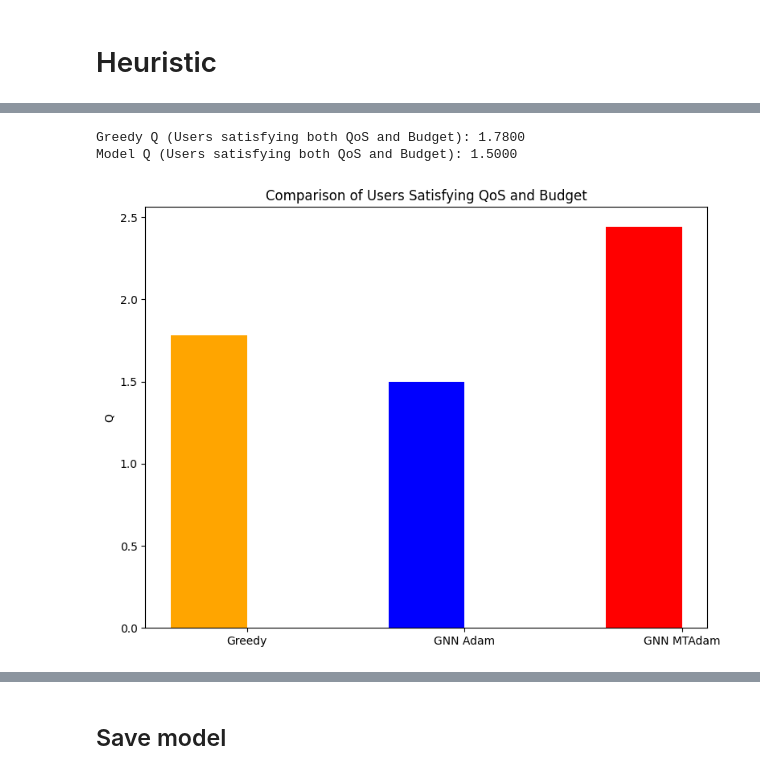
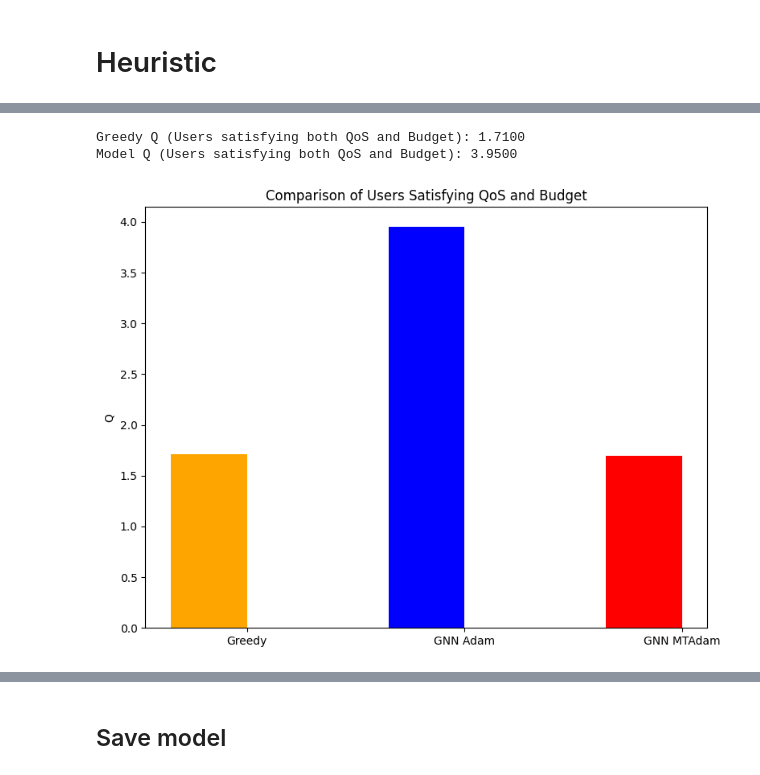
Before and after one commit to vuhoangviet0808/gnn-congestion-control, a Jupyter notebook: gcn_n.ipynb, the cells around one changed output, grey strips where cells are left out. Cells and saved outputs as stored; diff of their text form; code cells hidden in the pictures.

Commit message:
Fix system model

```diff
--- a/gcn_n.ipynb
+++ b/gcn_n.ipynb
@@ -888,10 +1276,16 @@ def train_dual_MTAdam(
         "batches":  num_batches,
     }
 # %%
-policy = PolicyGCN(in_dim=7, hidden=128, K=cfg.K, Fs=cfg.Fs).to(device)
-mtadam = MTAdam(policy.parameters(), lr=2e-3, weight_decay=1e-3,
+policy = PolicyHetero(
+    user_in=3,
+    infra_in=1,
+    hidden=256,
+    Fs=cfg.Fs,
+    K_plus_1=cfg.K + 1
+)
+mtadam = MTAdam(policy.parameters(), lr=5e-4, weight_decay=1e-3,
                 num_terms=2,
-                betas=(0.9, 0.999, 0.9))
+                betas=(0.9, 0.9, 0.6))
 # %%
 logs = []
 EPOCHS = 100
@@ -971,7 +1365,7 @@ X_iL_model_count = 0
 X_iL_policy_count = 0
 for i in range(num_test):
     seed =  start_seed + i
-    df_i, data_i, aux_i = generate_dataset(cfg, seed=seed, standardize = True)
+    df_i, data_i, aux_i = generate_dataset_bipartite(cfg, seed=seed, standardize=True)
     X_iL_greedy, ap_idx_greedy = greedy_assignment(aux_i["Ci"].numpy(), cfg.K)
 
     w_rx_all, p_f_all, a_all = model(data_i.x.to(device), data_i.edge_index.to(device), data_i.edge_weight.to(device))
@@ -1025,9 +1419,9 @@ qos_penalty_greedy_total = 0
 qos_penalty_adam_total = 0
 for i in range(num_test):
     seed =  start_seed + i
-    df_i, data_i, aux_i = generate_dataset(cfg, seed=seed, standardize = True)
+    df_i, data_i, aux_i = generate_dataset_bipartite(cfg, seed=seed, standardize = True)
     ### model inference
-    w_rx_model, p_f_model, a_model = model(data_i.x.to(device), data_i.edge_index.to(device), data_i.edge_weight.to(device))
+    w_rx_model, p_f_model, a_model = model(data_i)
     # X_iL_model = w_rx_all.max(dim = 1).indices.cpu().numpy() == 0
     mean_L_model, penalties_model = objective_total_satisfaction(w_rx_model, p_f_model, a_model, aux_i)
     mean_L_model_total += mean_L_model.item()
@@ -1036,7 +1430,7 @@ for i in range(num_test):
 
 
     ### model mtadam inference
-    w_rx_adam, p_f_adam, a_adam = policy(data_i.x.to(device), data_i.edge_index.to(device), data_i.edge_weight.to(device))
+    w_rx_adam, p_f_adam, a_adam = policy(data_i)
     # X_iL_model = w_rx_all.max(dim = 1).indices.cpu().numpy() == 0
     mean_L_adam, penalties_adam = objective_total_satisfaction(w_rx_adam, p_f_adam, a_adam, aux_i)
     mean_L_adam_total += mean_L_adam.item()
@@ -1132,19 +1517,5 @@ GNN MTAdam QoS Penalty: 0.0195
 # %%
 def compute_L_and_violations(w_rx, p_f, a, aux, threshold=1e-6):
-    """
-    Tính toán \( L_i \) và vi phạm QoS, Budget cho mỗi user trong batch.
-    Args:
-        w_rx: (N, K+1) - Xác suất gán vào LTE và các AP
-        p_f: (N, Fs) - Subband logits
-        a: (N,) - Công suất
-        aux: Dữ liệu bổ sung như Pmax, Ci, Lthr...
-        threshold: Ngưỡng để tính vi phạm budget
-    Returns:
-        L_i: Satisfaction của mỗi user
-        qos_violation_mask: Mask cho vi phạm QoS (L_i < Lthr)
-        budget_violation_mask: Mask cho vi phạm Budget (c \cdot rate \cdot wL - Ci > 0)
-    """
-    # Move aux to đúng device
     device = w_rx.device
     aux = {k: (v.to(device) if isinstance(v, torch.Tensor) else v) for k, v in aux.items()}
 
@@ -1157,12 +1528,8 @@ def compute_L_and_violations(w_rx, p_f, a, aux, threshold=1e-6):
     noise  = aux["noise"]       # scalar
     SL     = aux["SL"]; SW = aux["SW"]
     cprice = aux["cprice"]
-
-    # Quyết định mềm
-    wL = w_rx[:, 0]          # (N,)
-    wW = w_rx[:, 1:]         # (N,K)
-
-    # Kênh hữu ích & ma trận nhiễu mềm (Hbar)
+    wL = w_rx[:, 0]
+    wW = w_rx[:, 1:]
     h_des = wL * g_iL + (wW * g_ik).sum(dim=1)                    # (N,)
     term1 = wL.unsqueeze(1) * g_iL.unsqueeze(0)                   # (N,N)
     term2 = wW @ g_ik.transpose(0,1)                              # (N,N)
@@ -1177,13 +1544,9 @@ def compute_L_and_violations(w_rx, p_f, a, aux, threshold=1e-6):
         denom = Hbar @ S_f + noise                               # (N,)
         SINR += p_f[:, f] * (num / (denom + 1e-30))
 
-    rate = torch.log2(1.0 + SINR)                                # (N,)
-
-    # Satisfaction
-    S_i = SW + (SL - SW) * wL                                   # (N,)
-    L_i = S_i * rate                                            # (N,)
-
-    # Kiểm tra vi phạm (mask nhị phân)
+    rate = torch.log2(1.0 + SINR)
+    S_i = SW + (SL - SW) * wL
+    L_i = S_i * rate
     qos_violation_mask = (L_i < Lthr)                           # (N,)
     budget_violation_mask = (cprice * rate * wL - Ci) > 0      # (N,)
 
@@ -1238,7 +1601,6 @@ for i in range(num_test):
 
     subband_idx = torch.randint(0, cfg.Fs, (cfg.N,), device=device)
     p_f_greedy[torch.arange(cfg.N, device=device), subband_idx] = 1
-    a_greedy = torch.sigmoid(torch.randn(cfg.N, device=device))  # Công suất ngẫu nhiên
 
     # Tính toán \( L_i \) và vi phạm QoS, Budget cho Greedy
     L_i_greedy, qos_mask_greedy, budget_mask_greedy = compute_L_and_violations(w_rx_greedy, p_f_greedy, a_greedy, aux_i)
@@ -1254,33 +1616,33 @@ model_Q_rate = model_Q_count / (num_test)
 policy_Q_rate = policy_Q_count / (num_test)
 
 # In kết quả
 print(f"Greedy Q (Users satisfying both QoS and Budget): {greedy_Q_rate:.4f}")
 print(f"Model Q (Users satisfying both QoS and Budget): {model_Q_rate:.4f}")
 
 # ---------------------- Vẽ biểu đồ so sánh ----------------------
 
 # Vẽ biểu đồ so sánh Q (tỉ lệ người thỏa mãn cả QoS và Budget)
 labels = ['Greedy', 'GNN Adam','GNN MTAdam']
 colors = ['orange', 'blue','red']
 Q_values = [greedy_Q_rate, model_Q_rate, policy_Q_rate]
 
 x = np.arange(len(labels))  # Vị trí các cột trên trục x
 width = 0.35  # Độ rộng cột
 
 fig, ax = plt.subplots(figsize=(8, 6))
 
 # Vẽ biểu đồ so sánh Q
 ax.bar(x - width/2, Q_values, width, label=labels, color = colors)
 
 ax.set_ylabel('Q')
 ax.set_title('Comparison of Users Satisfying QoS and Budget')
 ax.set_xticks(x)
 ax.set_xticklabels(labels)
 # ax.legend()
 
 plt.tight_layout()
 plt.show()
 # %% [output]
-Greedy Q (Users satisfying both QoS and Budget): 1.7800
-Model Q (Users satisfying both QoS and Budget): 1.5000
+Greedy Q (Users satisfying both QoS and Budget): 1.7100
+Model Q (Users satisfying both QoS and Budget): 3.9500
-[figure, old version]
+[figure, new version]
```
Also changed, not shown: parts of 26 cells of this notebook.
